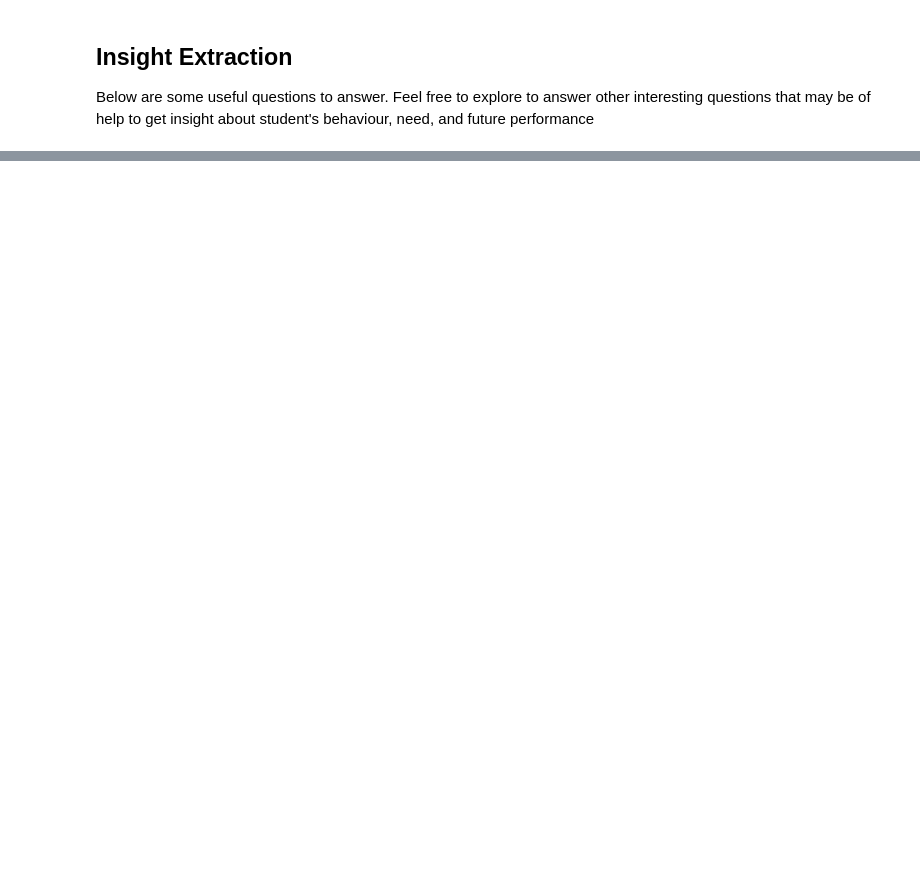
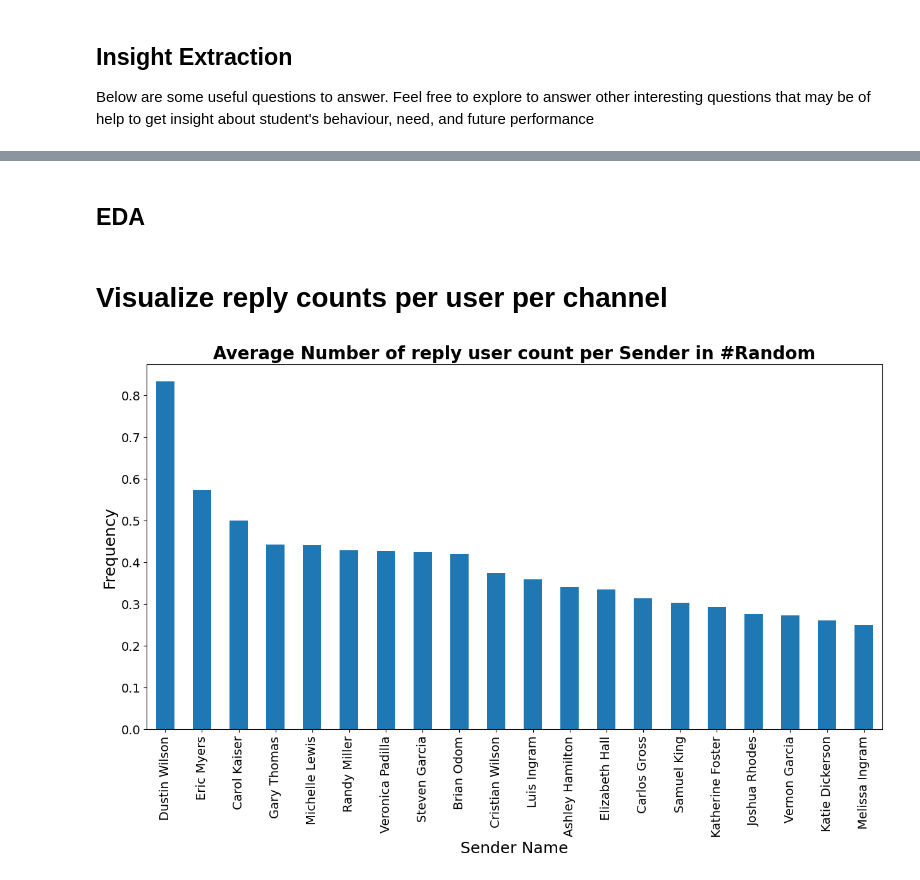
Before and after one commit to aronsinkie/week0_starter_network_analysis, a Jupyter notebook: notebooks/parse_slack_data.ipynb, the cells around one changed output, grey strips where cells are left out. Drawn from its saved outputs; the diff is of its cells as text; code cells hidden in the pictures; blank space fills up the shorter version.

Commit message:
add parse_slack_data,loader,utlis

```diff
--- a/notebooks/parse_slack_data.ipynb
+++ b/notebooks/parse_slack_data.ipynb
@@ -350,0 +69,37 @@ NameError: name 'data' is not defined
+# %%
+path = r"C:\Users\CIAD\Music\week0_starter_network_analysis\anonymized"
+loader = SlackDataLoader(path)
+channels = loader.get_channels()
+users = loader.get_users()
+path = r"C:\Users\CIAD\Music\week0_starter_network_analysis\anonymized"# Assuming you want to parse the first channel in the list
+loader = SlackDataLoader(path)
+parsed_df = loader.slack_parser(path )
+import pandas as pd
+import streamlit as st
+import matplotlib.pyplot as plt
+import seaborn as sns
+
+# Read the CSV file
+df = parsed_df
+
+# Display the DataFrame using Streamlit
+st.write(df)
+
+# Perform EDA and display visualizations
+st.subheader('Exploratory Data Analysis')
+
+# Count plot of sender names
+st.subheader('Sender Names')
+sns.countplot(data=df, x='sender_name')
+plt.xticks(rotation=45)
+st.pyplot()
+
+# Distribution of message types
+st.subheader('Message Types')
+sns.countplot(data=df, x='msg_type')
+st.pyplot()
+
+# Distribution of message distribution types
+st.subheader('Message Distribution Types')
+sns.countplot(data=df, x='msg_dist_type')
+st.pyplot()
@@ -350,0 +115,8 @@ NameError: name 'data' is not defined
+# %% [markdown]
+## EDA
+# %% [markdown]
+# Visualize reply counts per user per channel
+# %%
+draw_avg_reply_users_count(parsed_df)
+# %% [output]
+[figure, added]
```
Also changed, not shown: parts of 44 cells of this notebook, 2 other files.
